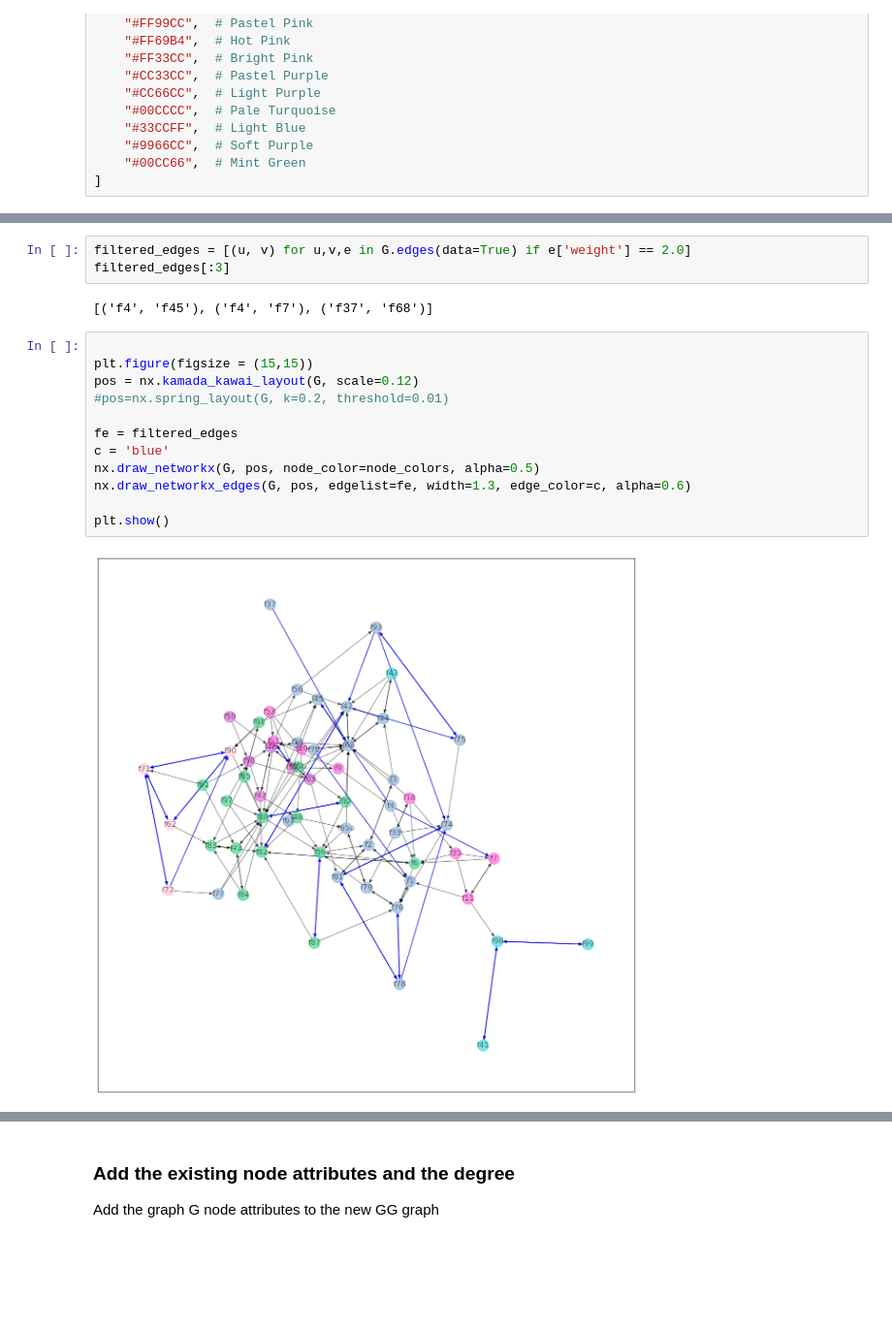
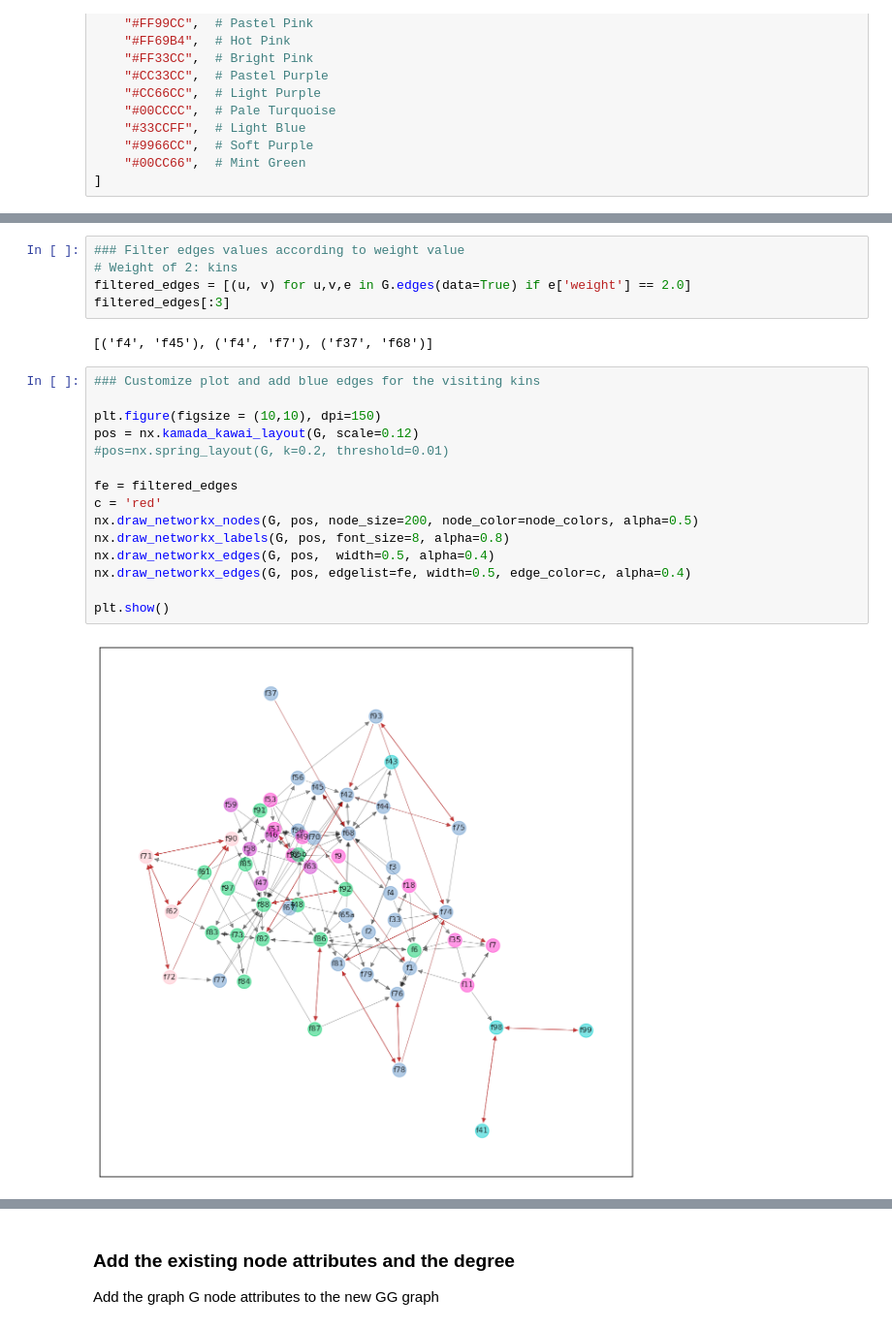
Before and after one commit to Sciences-historiques-numeriques/histoire_numerique_methodes, a Jupyter notebook: analyse_reseaux/pajek_book/chapter3.ipynb, the cells around one changed output, grey strips where cells are left out. Shown at 97% size. Cells and saved outputs as stored; diff of their text form; blank space fills up the shorter version.

```diff
--- a/analyse_reseaux/pajek_book/chapter3.ipynb
+++ b/analyse_reseaux/pajek_book/chapter3.ipynb
@@ -150,19 +186,24 @@ nx.draw_networkx(G, pos, node_color=node_colors, alpha=0.5)
 # %%
+### Filter edges values according to weight value
+# Weight of 2: kins
 filtered_edges = [(u, v) for u,v,e in G.edges(data=True) if e['weight'] == 2.0]
 filtered_edges[:3]
 # %% [output]
 [('f4', 'f45'), ('f4', 'f7'), ('f37', 'f68')]
 # %%
+### Customize plot and add blue edges for the visiting kins
 
-plt.figure(figsize = (15,15))
+plt.figure(figsize = (10,10), dpi=150)
 pos = nx.kamada_kawai_layout(G, scale=0.12)
 #pos=nx.spring_layout(G, k=0.2, threshold=0.01)
 
 fe = filtered_edges
-c = 'blue'
-nx.draw_networkx(G, pos, node_color=node_colors, alpha=0.5)
-nx.draw_networkx_edges(G, pos, edgelist=fe, width=1.3, edge_color=c, alpha=0.6)
+c = 'red'
+nx.draw_networkx_nodes(G, pos, node_size=200, node_color=node_colors, alpha=0.5)
+nx.draw_networkx_labels(G, pos, font_size=8, alpha=0.8)
+nx.draw_networkx_edges(G, pos,  width=0.5, alpha=0.4)
+nx.draw_networkx_edges(G, pos, edgelist=fe, width=0.5, edge_color=c, alpha=0.4)
 
 plt.show()
 # %% [output]
-[figure, old version]
+[figure, new version]
```
Also changed, not shown: parts of 64 cells of this notebook, 2 other files.
